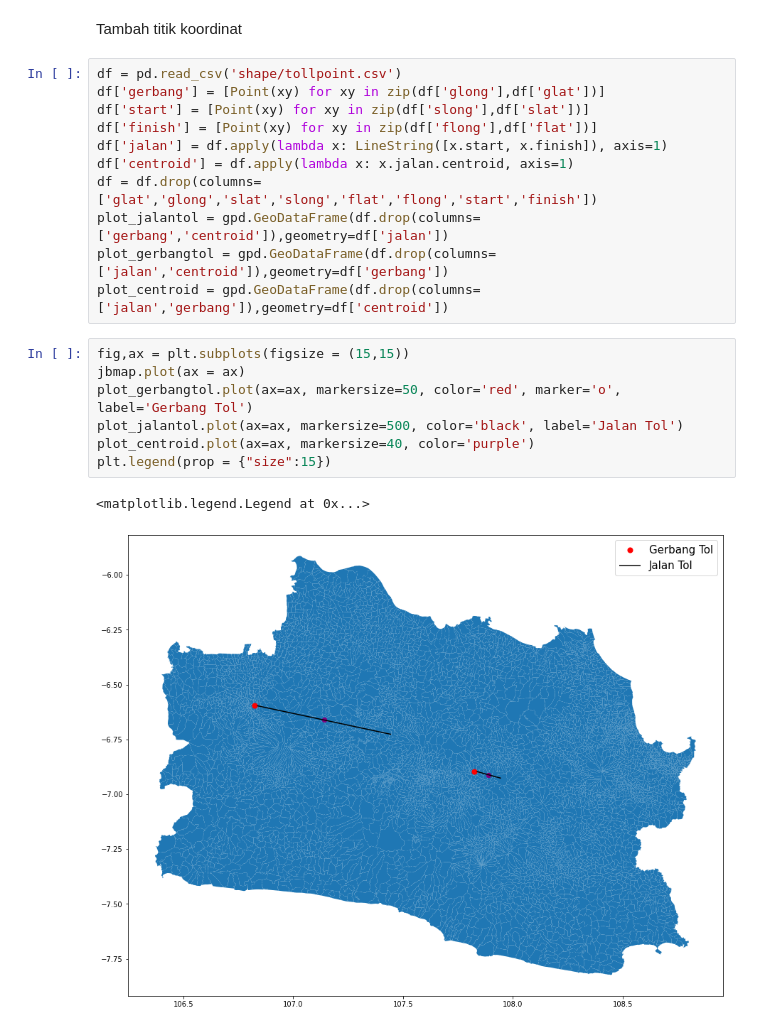
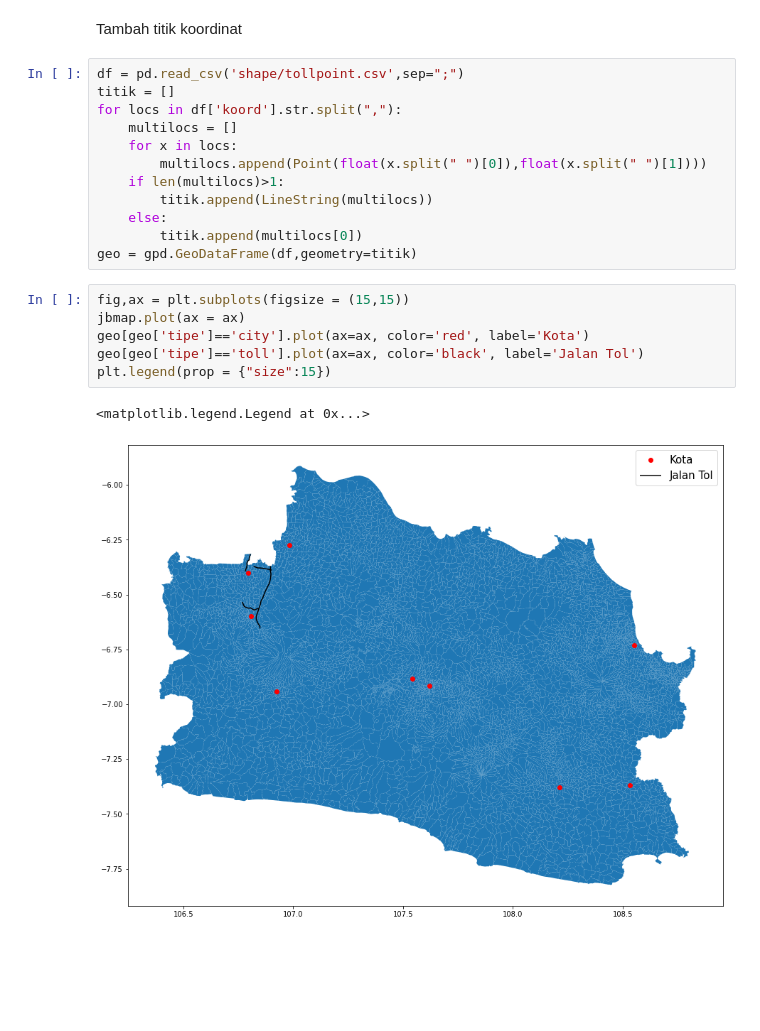
Before and after one commit to nandakho/jabar-graph, a Jupyter notebook: map.ipynb, the cells around one changed output. Cells and saved outputs as stored; diff of their text form; blank space fills up the shorter version.

```diff
--- a/map.ipynb
+++ b/map.ipynb
@@ -20,24 +24,24 @@ jbmap.plot(ax = ax)
 [figure]
 # %% [markdown]
 Tambah titik koordinat
-# %%
-df = pd.read_csv('shape/tollpoint.csv')
-df['gerbang'] = [Point(xy) for xy in zip(df['glong'],df['glat'])]
-df['start'] = [Point(xy) for xy in zip(df['slong'],df['slat'])]
-df['finish'] = [Point(xy) for xy in zip(df['flong'],df['flat'])]
-df['jalan'] = df.apply(lambda x: LineString([x.start, x.finish]), axis=1)
-df['centroid'] = df.apply(lambda x: x.jalan.centroid, axis=1)
-df = df.drop(columns=['glat','glong','slat','slong','flat','flong','start','finish'])
-plot_jalantol = gpd.GeoDataFrame(df.drop(columns=['gerbang','centroid']),geometry=df['jalan'])
-plot_gerbangtol = gpd.GeoDataFrame(df.drop(columns=['jalan','centroid']),geometry=df['gerbang'])
-plot_centroid = gpd.GeoDataFrame(df.drop(columns=['jalan','gerbang']),geometry=df['centroid'])
+# %%
+df = pd.read_csv('shape/tollpoint.csv',sep=";")
+titik = []
+for locs in df['koord'].str.split(","):
+    multilocs = []
+    for x in locs:
+        multilocs.append(Point(float(x.split(" ")[0]),float(x.split(" ")[1])))
+    if len(multilocs)>1:
+        titik.append(LineString(multilocs))
+    else:
+        titik.append(multilocs[0])
+geo = gpd.GeoDataFrame(df,geometry=titik)
 # %%
 fig,ax = plt.subplots(figsize = (15,15))
 jbmap.plot(ax = ax)
-plot_gerbangtol.plot(ax=ax, markersize=50, color='red', marker='o', label='Gerbang Tol')
-plot_jalantol.plot(ax=ax, markersize=500, color='black', label='Jalan Tol')
-plot_centroid.plot(ax=ax, markersize=40, color='purple')
+geo[geo['tipe']=='city'].plot(ax=ax, color='red', label='Kota')
+geo[geo['tipe']=='toll'].plot(ax=ax, color='black', label='Jalan Tol')
 plt.legend(prop = {"size":15})
 # %% [output]
 <matplotlib.legend.Legend at 0x...>
-[figure, old version]
+[figure, new version]
```
Also changed, not shown: parts of 3 cells of this notebook, 2 other files.
